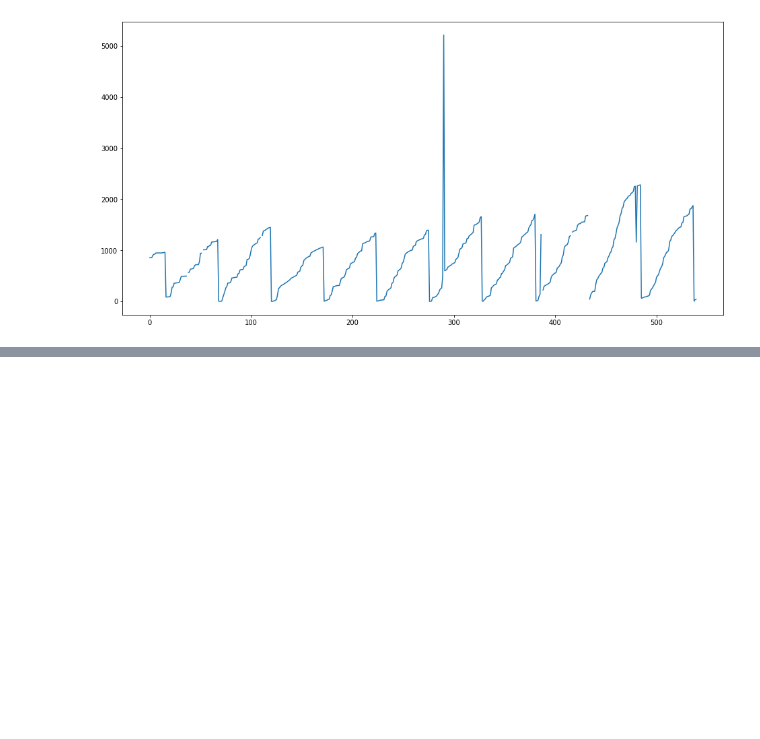
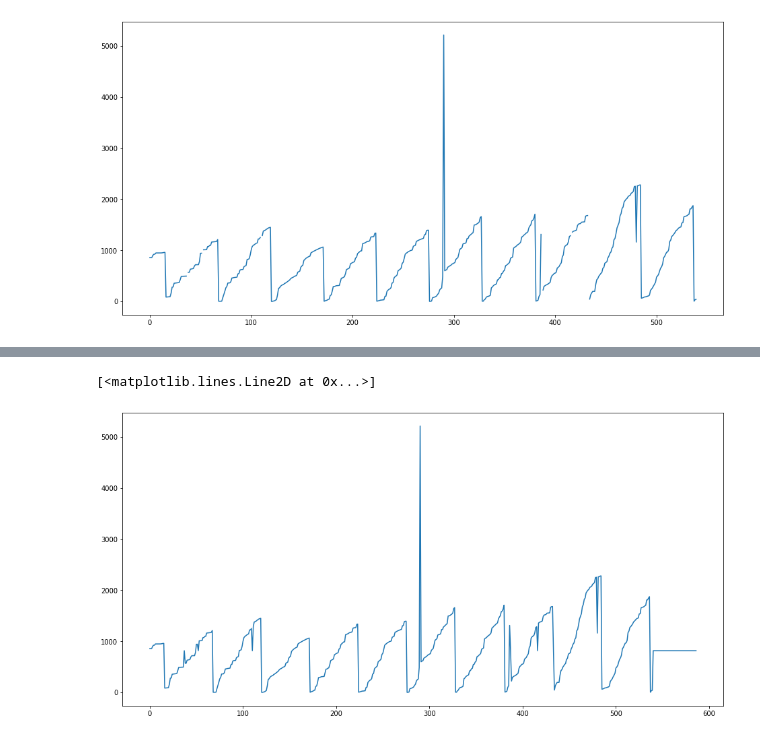
Before and after one commit to ulwanfaqih/Portofolio, a Jupyter notebook: Model_Prediksi_Dari_Data_Ekspor_Kacang_Kedelai_dengan_Metode_Long_Short_Term_Memory.ipynb, the cells around one changed output, grey strips where cells are left out. Cells and saved outputs as stored; diff of their text form; code cells hidden in the pictures; blank space fills up the shorter version.

```diff
--- a/Model_Prediksi_Dari_Data_Ekspor_Kacang_Kedelai_dengan_Metode_Long_Short_Term_Memory.ipynb
+++ b/Model_Prediksi_Dari_Data_Ekspor_Kacang_Kedelai_dengan_Metode_Long_Short_Term_Memory.ipynb
@@ -139,3 +143,5 @@ plt.plot(data_ekspor['AELast'], label='AELast Price')
 # %% [output]
 [<matplotlib.lines.Line2D at 0x...>]
 [figure]
+# %%
+data_ekspor['AELast'] = data_ekspor['AELast'].replace(np.nan, 816.4)
@@ -141,0 +168,6 @@ plt.plot(data_ekspor['AELast'], label='AELast Price')
+# %%
+plt.figure(figsize=(16,8))
+plt.plot(data_ekspor['AELast'], label='AELast Price')
+# %% [output]
+[<matplotlib.lines.Line2D at 0x...>]
+[figure, added]
```
Also changed, not shown: parts of 54 cells of this notebook.
